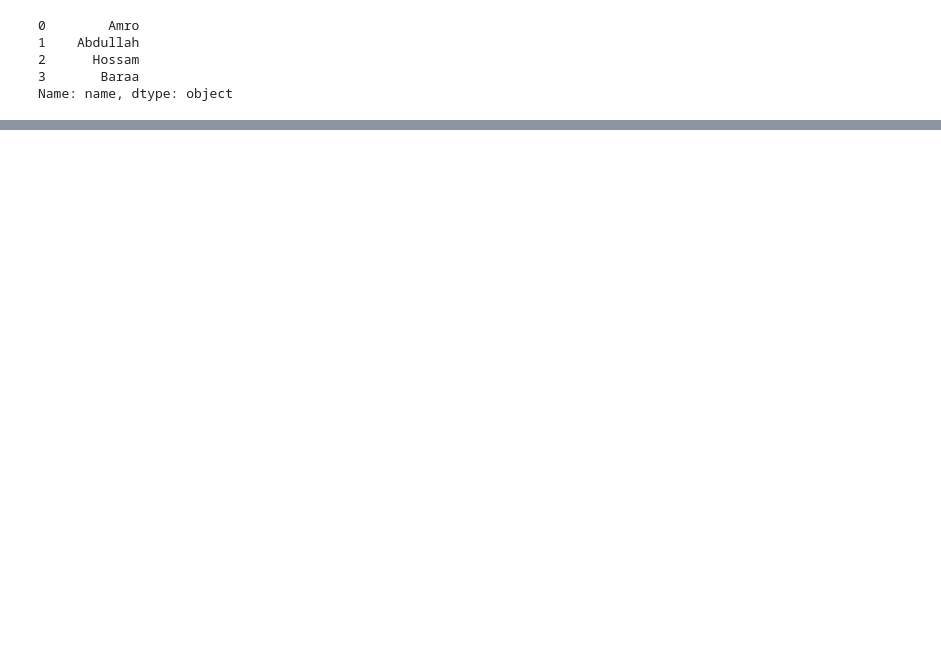
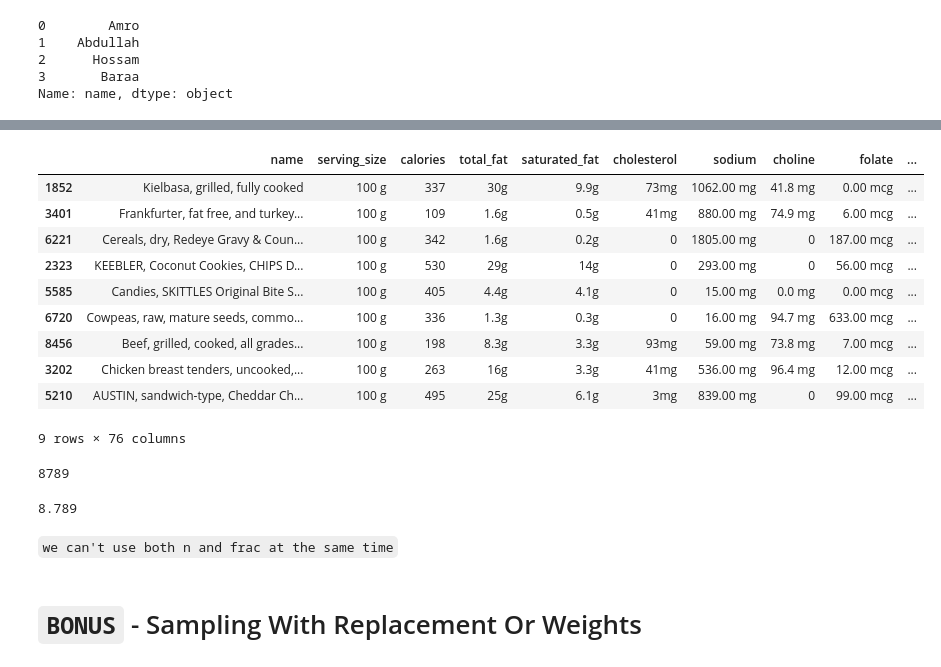
Before and after one commit to AmroEid77/Advance-Pandas, a Jupyter notebook: Working With DataFrames/DataFrame.ipynb, the cells around one changed output, grey strips where cells are left out. Saved outputs shown, nothing was run; the diff lists cells and outputs as text; code cells hidden in the pictures; blank space fills up the shorter version.

```diff
--- a/Working With DataFrames/DataFrame.ipynb
+++ b/Working With DataFrames/DataFrame.ipynb
@@ -148,0 +476,2 @@ Name: name, dtype: object
+# %%
+nutrition =pd.read_csv(dataurl, index_col=[0])
@@ -148,0 +510,24 @@ Name: name, dtype: object
+# %%
+nutrition.sample(frac=0.001)
+# %% [output]
+|  | name | serving_size | calories | total_fat | saturated_fat | cholesterol | sodium | choline | folate | ... |
+| 1852 | Kielbasa, grilled, fully cooked | 100 g | 337 | 30g | 9.9g | 73mg | 1062.00 mg | 41.8 mg | 0.00 mcg | ... |
+| 3401 | Frankfurter, fat free, and turkey... | 100 g | 109 | 1.6g | 0.5g | 41mg | 880.00 mg | 74.9 mg | 6.00 mcg | ... |
+| 6221 | Cereals, dry, Redeye Gravy & Coun... | 100 g | 342 | 1.6g | 0.2g | 0 | 1805.00 mg | 0 | 187.00 mcg | ... |
+| 2323 | KEEBLER, Coconut Cookies, CHIPS D... | 100 g | 530 | 29g | 14g | 0 | 293.00 mg | 0 | 56.00 mcg | ... |
+| 5585 | Candies, SKITTLES Original Bite S... | 100 g | 405 | 4.4g | 4.1g | 0 | 15.00 mg | 0.0 mg | 0.00 mcg | ... |
+| 6720 | Cowpeas, raw, mature seeds, commo... | 100 g | 336 | 1.3g | 0.3g | 0 | 16.00 mg | 94.7 mg | 633.00 mcg | ... |
+| 8456 | Beef, grilled, cooked, all grades... | 100 g | 198 | 8.3g | 3.3g | 93mg | 59.00 mg | 73.8 mg | 7.00 mcg | ... |
+| 3202 | Chicken breast tenders, uncooked,... | 100 g | 263 | 16g | 3.3g | 41mg | 536.00 mg | 96.4 mg | 12.00 mcg | ... |
+| 5210 | AUSTIN, sandwich-type, Cheddar Ch... | 100 g | 495 | 25g | 6.1g | 3mg | 839.00 mg | 0 | 99.00 mcg | ... |
+9 rows × 76 columns
+# %%
+nutrition.shape[0]
+# %% [output]
+8789
+# %%
+nutrition.shape[0] * 0.001
+# %% [output]
+8.789
+# %% [markdown]
+`we can't use both n and frac at the same time`
@@ -148,0 +536,2 @@ Name: name, dtype: object
+# %% [markdown]
+# `BONUS` - Sampling With Replacement Or Weights
```
Also changed, not shown: parts of 70 cells of this notebook.
